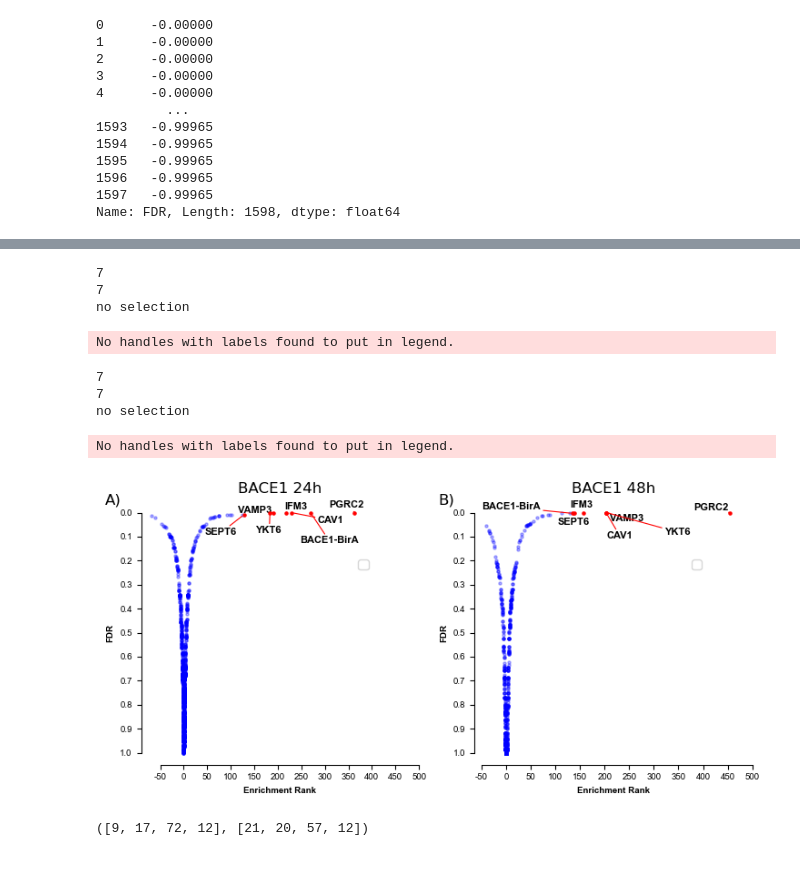
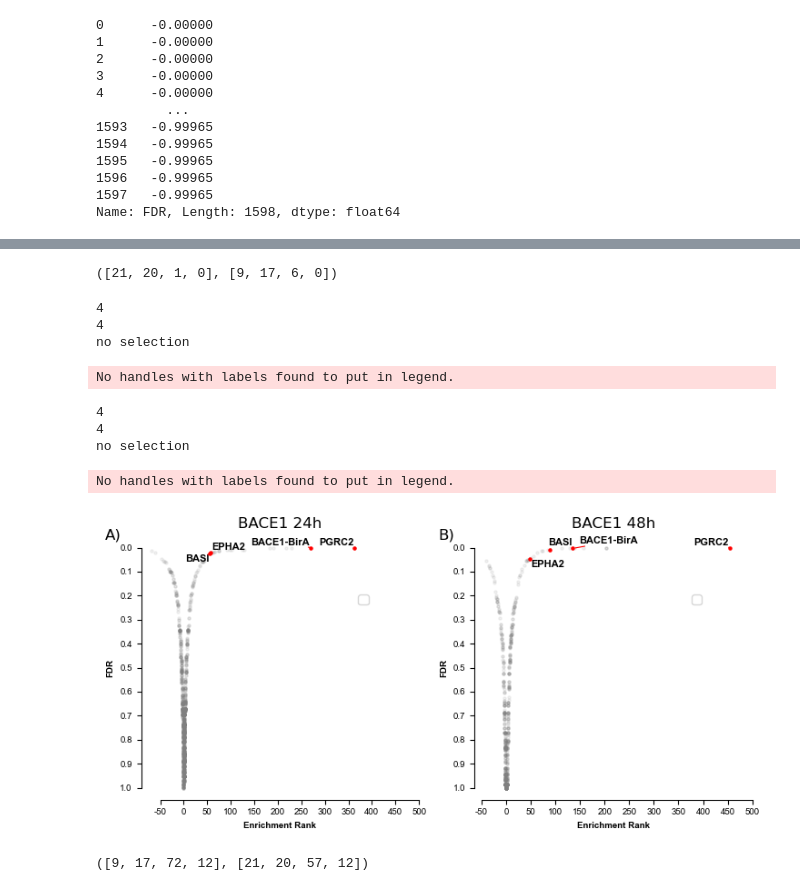
Before and after one commit to mtinti/BACE1_pulldown, a Jupyter notebook: analysis_def.ipynb, the cells around one changed output, grey strips where cells are left out. Cells and saved outputs as stored; diff of their text form; code cells hidden in the pictures.

```diff
--- a/analysis_def.ipynb
+++ b/analysis_def.ipynb
@@ -341,3 +357,17 @@ Name: FDR, Length: 1598, dtype: float64
+# %%
+list_genes_24= []
+for n in ['BASI','EPHA2_MOUSE','BACE1-BirA','sp|Q80UU9|PGRC2_MOUSE']:
+    temp = res_24[res_24['Protein IDs'].str.contains(n)]
+    list_genes_24.append(temp.index.values[0])
+
+list_genes_48= []
+for n in ['BASI','EPHA2_MOUSE','BACE1-BirA','sp|Q80UU9|PGRC2_MOUSE']:
+    temp = res_48[res_48['Protein IDs'].str.contains(n)]
+    list_genes_48.append(temp.index.values[0])
+
+list_genes_24,list_genes_48
+# %% [output]
+([21, 20, 1, 0], [9, 17, 6, 0])
 # %%
 #ax.spines['left'].set_bounds(ymin+small_add, ymax)
 
@@ -358,12 +388,17 @@ plt.style.use('default')
 fig, axes=plt.subplots(figsize=(7.48,3.74),
                      ncols=2, nrows=1)
 
+#fig, axes=plt.subplots(figsize=(7.48,7.48),
+#                     ncols=1, nrows=2)
 
 
-ids = res_24.sort_values('srank',ascending=False).head(7)
+ids = res_24.iloc[list_genes_24]#[res_24['Gene_id'].isin(main_ids+green_24+green_48)] #.sort_values('srank',ascending=False).head(7)
 _ids = ids.index.values
 _names = [n.split('|')[-1].replace('_MOUSE','') for n in ids['Gene_id'].values]
 _names = [name_dict.get(n,n) for n in _names]
+
+change_color = res_24[res_24['Gene_id'].isin(['BACE1-BirA'])].index.values
+
 print(len(_ids))
 print(len(_names))
 ax=axes[0]
@@ -371,15 +406,18 @@ PTUT.make_vulcano(res_24, ax, x='srank', y='FDR',
              annot_index=_ids,
              annot_names = _names,
              title='',
-             #fc_limit=70,
+                  alpha_main=0.1,
+                  color_main='grey',
              fc_col='log_rank',
-                  alpha_main=0.3,
+
              point_size_selection=5,
              point_size_all=5,
             text_size=8,
                   fontdict=fontProperties_names,
-                  expand_points=(1, 1),
-                expand_text=(1.5, 1.5)
+                  expand_points=(1.2, 1.2),
+                expand_text=(1.1, 1.1),
+                  #change_color = ([1],'green',5),
+
             )
 
 ax.set_title('BACE1 24h')
@@ -416,12 +454,14 @@ ax.text(-0.1, 1, 'A)', horizontalalignment='center',
 
 
 ax=axes[1]
-ids = res_48.sort_values('srank',ascending=False).head(7)
+ids = res_48.iloc[list_genes_48]#.isin(main_ids+green_24+green_48)]#res_48.sort_values('srank',ascending=False).head(7)
 _ids = ids.index.values
 _names = [n.split('|')[-1].replace('_MOUSE','') for n in ids['Gene_id'].values]
 _names = [name_dict.get(n,n) for n in _names]
 print(len(_ids))
 print(len(_names))
+
+change_color = res_48[res_48['Gene_id'].isin(main_ids+green_24+green_48)].index.values
 
 PTUT.make_vulcano(res_48, ax, x='srank', y='FDR',
              annot_index=_ids,
@@ -429,13 +469,15 @@ PTUT.make_vulcano(res_48, ax, x='srank', y='FDR',
              title='',
              #fc_limit=70,
              fc_col='log_rank',
-                  alpha_main=0.3,
+                  alpha_main=0.1,
+                  color_main='grey',
              point_size_selection=5,
              point_size_all=5,
             text_size=8,
                   fontdict=fontProperties_names,
-                  expand_points=(1, 1),
-                expand_text=(1.5, 1.5)
+                  expand_points=(1.2, 1.2),
+                expand_text=(1.1, 1.1),
+                  #change_color = ([1], 'green', 5),
             )
 
 ax.set_title('BACE1 48h')
@@ -462,40 +504,40 @@ ax.set_yticklabels([str(round(n,2)*-1) for n in np.arange(-1,0.1,0.1)[::-1]], fo
 ax.spines['top'].set_color('none')
 ax.spines['right'].set_color('none')
 xmin, xmax = ax.get_xlim()
 ax.spines['bottom'].set_bounds(-50, 500)
 ymin, ymax = ax.get_ylim()
 ax.spines['left'].set_bounds(-1, 0)
 
 ax.text(-0.1, 1, 'B)', horizontalalignment='center',
                verticalalignment='center',
                transform=ax.transAxes,fontsize=12)
 
 
 
 
 
 
 plt.tight_layout()
-plt.savefig('Fig1.svg')
+#plt.savefig('Fig1.svg')
+plt.savefig('Fig1b.png')
 
-plt.savefig('Fig1.png')
 plt.show()
 
 #w 190 mm
 #h 95 mm
 #font 7pt and Arial
 #x/y axes annotation Arial 7pt bold
 #top 10
 # %% [output]
-7
-7
+4
+4
 no selection
 No handles with labels found to put in legend.
-7
-7
+4
+4
 no selection
 No handles with labels found to put in legend.
-[figure, old version]
+[figure, new version]
 # %%
 list_genes_24= []
 for n in ['BASI','EPHA2_MOUSE','FLOT2_MOUSE','ZDH20_MOUSE']:
```
Also changed, not shown: parts of 6 cells of this notebook, 1 other file.
